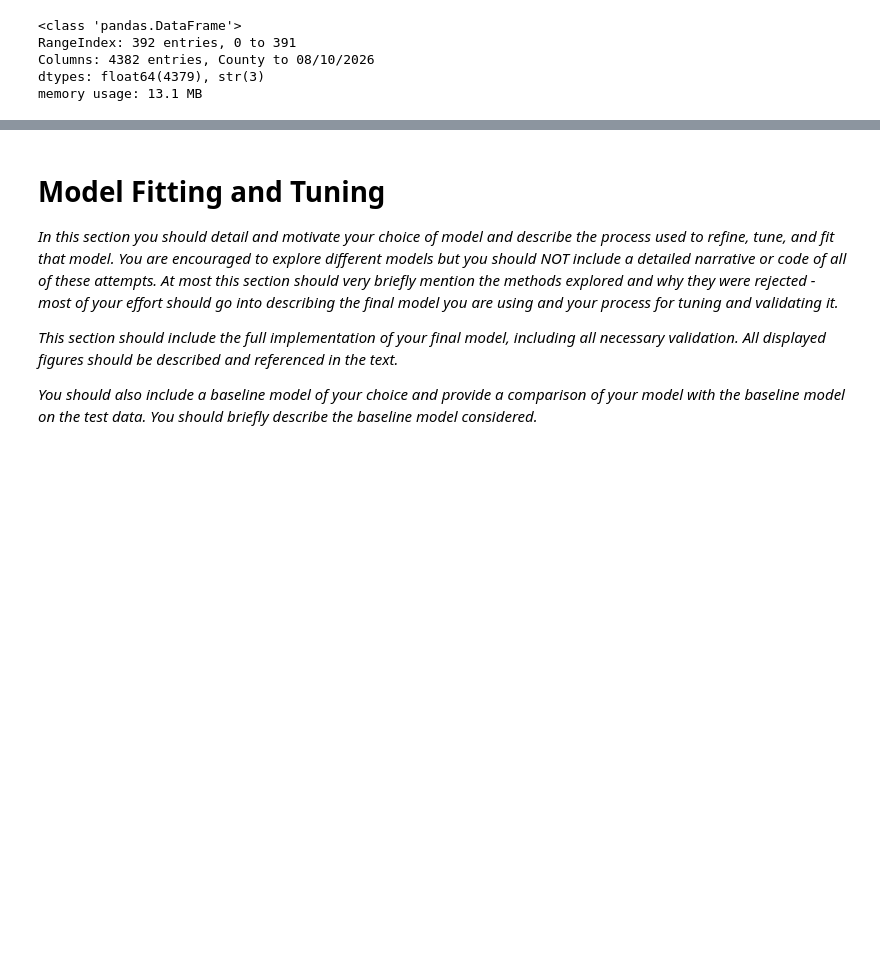
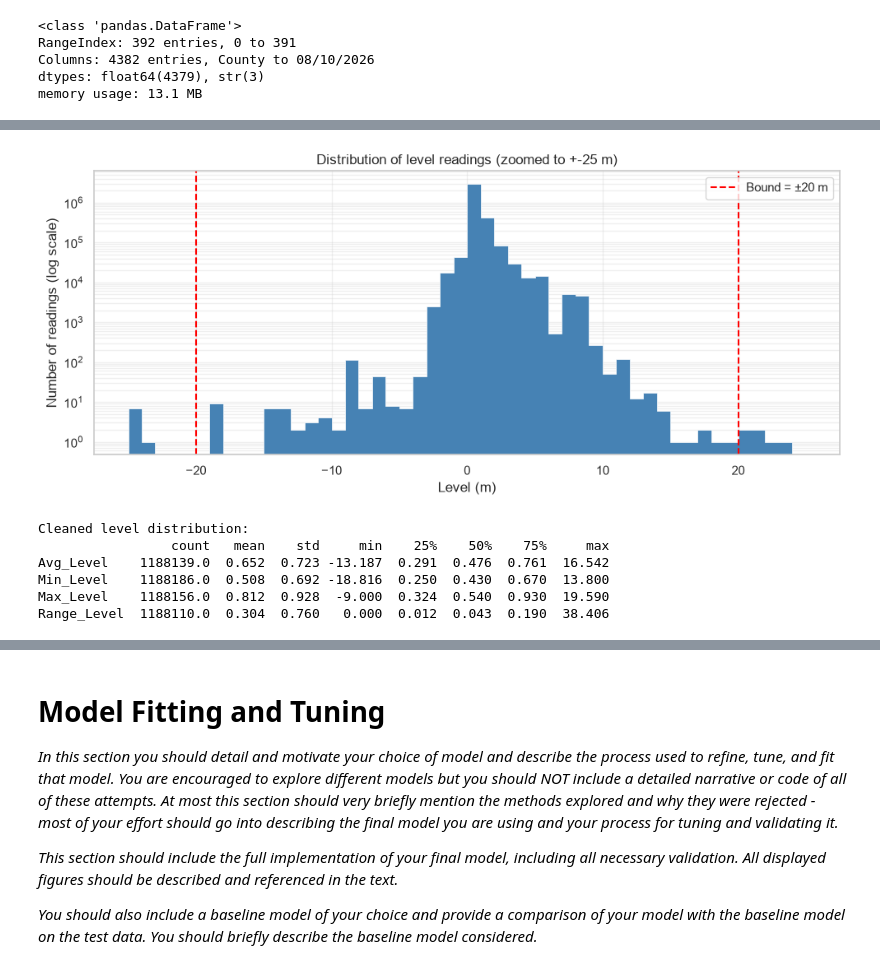
Before and after one commit to Finnmc3/ML-Project, a Jupyter notebook: Data and notebook/project.ipynb, the cells around one changed output, grey strips where cells are left out. Cells and saved outputs as stored; diff of their text form; code cells hidden in the pictures; blank space fills up the shorter version.

```diff
--- a/Data and notebook/project.ipynb
+++ b/Data and notebook/project.ipynb
@@ -68,6 +82,8 @@ Columns: 4382 entries, County to 08/10/2026
 dtypes: float64(4379), str(3)
 memory usage: 13.1 MB
 # %%
+# Will not be able to use for clustering, records every observation, every day. Could be useful later though
+
 #elongate df to put in better form
 
 df_avg_long = df_avg.melt(
@@ -96,6 +112,14 @@ df_main = (
 
 #drop nas if min max and avg are na
 df_main = df_main.dropna(subset=["Min_Level", "Max_Level", "Avg_Level"], how="all")
+#df_main.shape
+
+# convert date column (string) to datetime, drop rows with unparseable dates
+df_main["Date"] = pd.to_datetime(df_main["Date"], dayfirst=True, errors="coerce")
+n_bad = df_main["Date"].isna().sum()
+if n_bad:
+    print(f"Dropping {n_bad} rows with unparseable dates")
+    df_main = df_main.dropna(subset=["Date"]).copy()
 # %%
 df_main.info()
 df_main.head()
@@ -133,0 +188,59 @@ memory usage: 72.7 MB
+# %%
+# Clearly description states theres problems within the data
+# Plot to explore possible bounds. Right now we are using a bound of 20 metres, but this is arbitrary. We can see from the histogram that there are some extreme values that are not realistic for Scottish rivers,
+# and we want to filter those out.
+
+vals = df_main[["Avg_Level", "Min_Level", "Max_Level"]].to_numpy().ravel()
+vals = vals[np.isfinite(vals)]
+
+fig, ax = plt.subplots(figsize=(10, 4.5))
+
+# Plot standard histogram, but limit the x-range to -25 to 25
+# We use 50 bins, which gives a bin width of 1 metre (very intuitive)
+ax.hist(vals, bins=50, range=(-25, 25),
+        histtype="stepfilled", edgecolor="white", linewidth=0.5,
+        color="steelblue", log=True)
+
+# Add the bounds
+ax.axvline(-20, ls="--", color="red", lw=1.5, label="Bound = ±20 m")
+ax.axvline( 20, ls="--", color="red", lw=1.5)
+
+ax.set(
+    xlabel="Level (m)",
+    ylabel="Number of readings (log scale)",
+    title="Distribution of level readings (zoomed to +-25 m)"
+)
+ax.grid(True, which="both", alpha=0.3)
+ax.legend(loc="upper right")
+
+plt.tight_layout()
+plt.show()
+
+#NOTE: The histogram shows the distribution of river level readings, with the bounds indicated by red dashed lines. This bound was used to filter out unrealistic values, such as 999999, -99, and 99,
+# which are not representative of actual river levels in Scotland. The histogram is plotted on a logarithmic scale to better visualize the distribution of readings across the range of -25 to 25 meters.
+# Look at .describe() to see why this was needed.
+# %% [output]
+[figure, added]
+# %%
+# Implement this bound into data river we consulted links like; (https://en.wikipedia.org/wiki/1993_Perth_flood), https://waterlevels.sepa.org.uk/Station/234235, as well as tidal resources, which meant we
+#  could capture the tidal observations within our cleaning of the dataset(https://marine.gov.scot/sma/maps/423)
+BOUND = 20
+for c in ["Avg_Level", "Min_Level", "Max_Level"]:
+    df_main.loc[df_main[c].abs() > BOUND, c] = np.nan
+
+#Column for daily range
+df_main["Range_Level"] = df_main["Max_Level"] - df_main["Min_Level"] #Range calculated after nulling bugged values, otherwise would be unrealistic
+
+print("\nCleaned level distribution:")
+print(df_main[["Avg_Level", "Min_Level", "Max_Level", "Range_Level"]]
+      .describe().T.round(3))
+
+#NOTE: The cleaned level distribution shows the summary statistics for the average, minimum, maximum, and range of river levels after filtering out unrealistic values.
+# The range is calculated as the difference between the maximum and minimum levels for each observation.
+# %% [output]
+Cleaned level distribution:
+                 count   mean    std     min    25%    50%    75%     max
+Avg_Level    1188139.0  0.652  0.723 -13.187  0.291  0.476  0.761  16.542
+Min_Level    1188186.0  0.508  0.692 -18.816  0.250  0.430  0.670  13.800
+Max_Level    1188156.0  0.812  0.928  -9.000  0.324  0.540  0.930  19.590
+Range_Level  1188110.0  0.304  0.760   0.000  0.012  0.043  0.190  38.406
```
Also changed, not shown: parts of 7 cells of this notebook.
